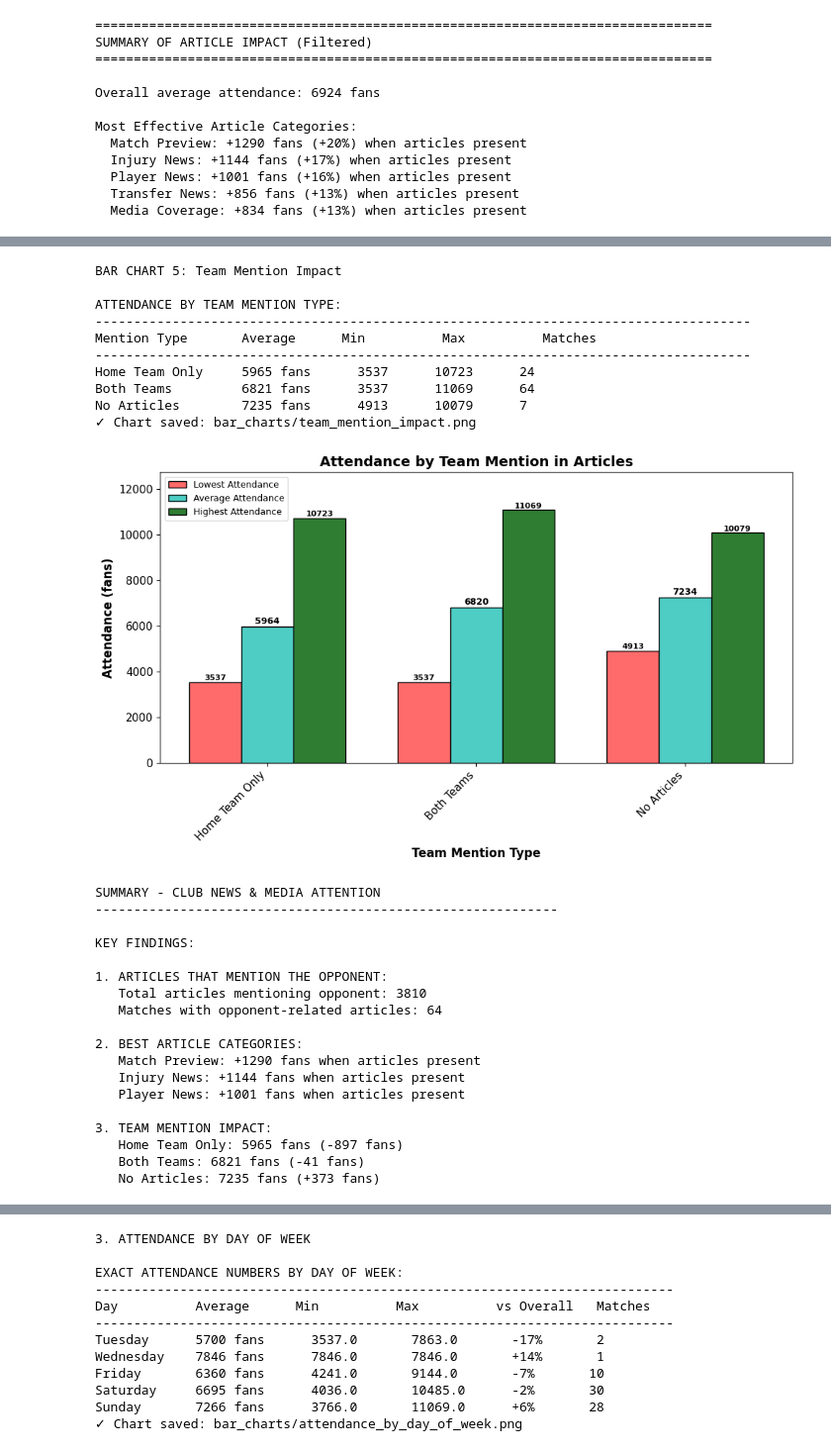
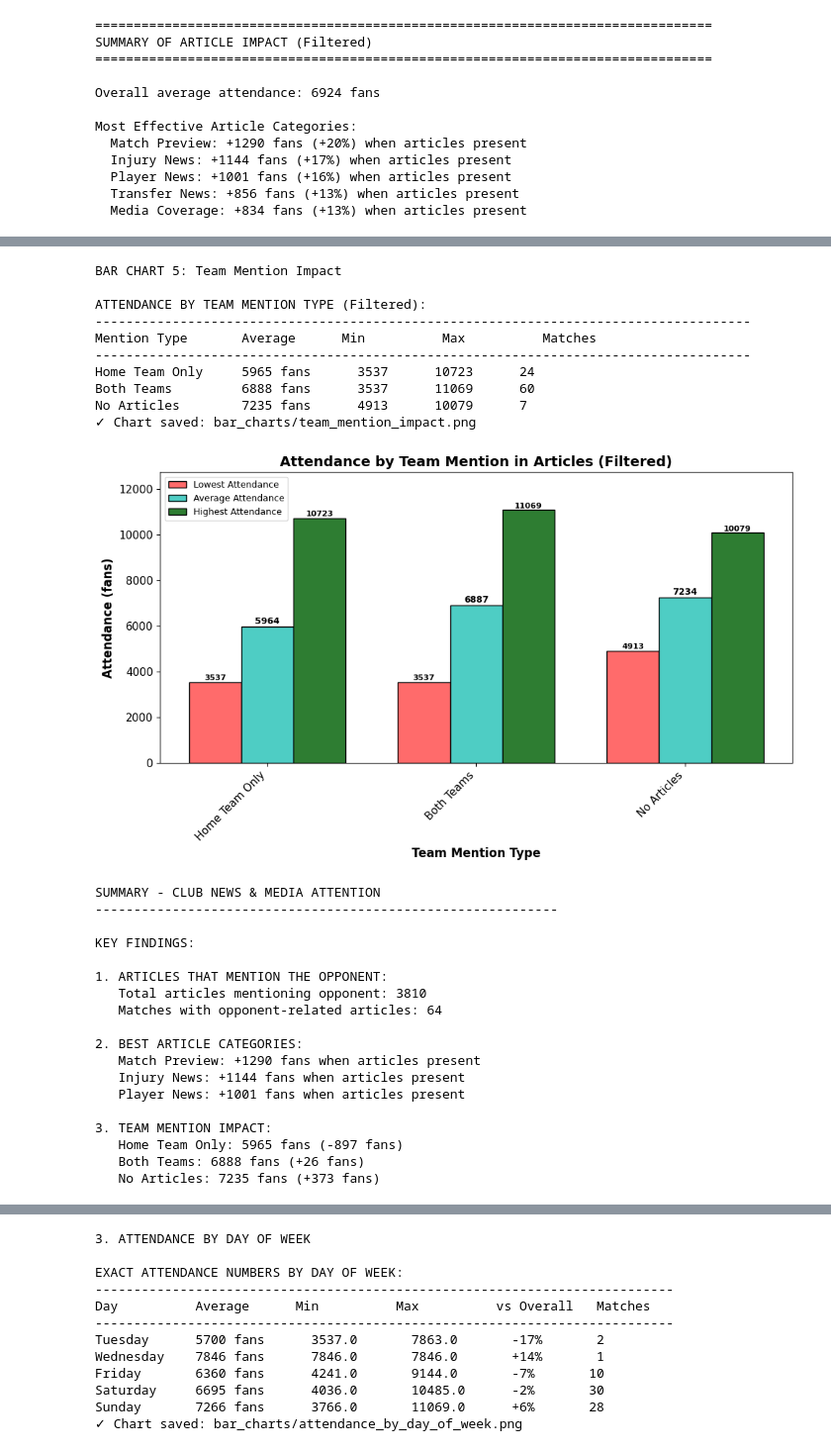
Before and after one commit to Nathan432532/UCLL-Project-Attendence, a Jupyter notebook: bar_charts.ipynb, the cells around one changed output, grey strips where cells are left out. Shown at 99% size. Drawn from its saved outputs; the diff is of its cells as text; code cells hidden in the pictures.

```diff
--- a/bar_charts.ipynb
+++ b/bar_charts.ipynb
@@ -727,7 +726,7 @@ else:
 # ---------------------------
 if 'tickets_sold_total' not in df_analysis.columns or 'seasonpass_holders' not in df_analysis.columns:
     try:
-        tickets_df = pd.read_csv('data/gold_match_tickets.csv', on_bad_lines='skip')
+        tickets_df = pd.read_csv('data/gold_match_ticket.csv', on_bad_lines='skip')
         tickets_df.columns = tickets_df.columns.str.strip()
         df_analysis = df_analysis.merge(
             tickets_df[['match_id', 'tickets_sold_total', 'seasonpass_holders']],
@@ -943,7 +942,7 @@ else:
 # ---------------------------
 if 'tickets_sold_total' not in df_analysis.columns:
     try:
-        tickets_df = pd.read_csv('data/gold_match_tickets.csv', on_bad_lines='skip')
+        tickets_df = pd.read_csv('data/gold_match_ticket.csv', on_bad_lines='skip')
         tickets_df.columns = tickets_df.columns.str.strip()
         df_analysis = df_analysis.merge(tickets_df[['match_id', 'tickets_sold_total', 'seasonpass_holders']],
                                         on='match_id', how='left')
@@ -1019,11 +1018,11 @@ if len(category_cols) > 0:
     ax.set_ylim(0, max_val * 1.15)
 
     for bar, val in zip(bars_with_sold, ticket_df['with_sold'].values):
-        ax.text(bar.get_x() + bar.get_width()/2, bar.get_height() + 30, f'{int(val)}', ha='center', va='bottom', fontsize=8, rotation=90)
+        ax.text(bar.get_x() + bar.get_width()/2, bar.get_height() + 80, f'{int(val)}', ha='center', va='bottom', fontsize=8, rotation=90)
     for bar, val in zip(bars_with_scanned, ticket_df['with_scanned'].values):
-        ax.text(bar.get_x() + bar.get_width()/2, bar.get_height() + 30, f'{int(val)}', ha='center', va='bottom', fontsize=8, rotation=90, fontweight='bold')
+        ax.text(bar.get_x() + bar.get_width()/2, bar.get_height() + 80, f'{int(val)}', ha='center', va='bottom', fontsize=8, rotation=90, fontweight='bold')
     for bar, val in zip(bars_without_sold, ticket_df['without_sold'].values):
-        ax.text(bar.get_x() + bar.get_width()/2, bar.get_height() + 30, f'{int(val)}', ha='center', va='bottom', fontsize=8, rotation=90)
+        ax.text(bar.get_x() + bar.get_width()/2, bar.get_height() + 80, f'{int(val)}', ha='center', va='bottom', fontsize=8, rotation=90)
     for bar, val in zip(bars_without_scanned, ticket_df['without_scanned'].values):
         ax.text(bar.get_x() + bar.get_width()/2, bar.get_height() + 80, f'{int(val)}', ha='center', va='bottom', fontsize=8, rotation=90)
 
@@ -1085,58 +1084,58 @@ No-Show Rate by Article Category:
 # BAR CHART 5: Team Mention Impact
 print("\nBAR CHART 5: Team Mention Impact")
 
-if len(df_with_articles) > 0:
+if len(df_analysis) > 0:
     # Calculate impact by mention type
     mention_impact = []
 
     # Home team mention only
-    home_mask = (df_with_articles['art_home_mention'] > 0) & (df_with_articles['art_opponent_only'] == 0)
+    home_mask = (df_analysis['art_home_mention'] > 0) & (df_analysis['art_opponent_only'] == 0)
     if home_mask.sum() > 0:
         mention_impact.append({
             'mention_type': 'Home Team Only',
-            'avg': df_with_articles[home_mask]['tickets_scanned'].mean(),
-            'min': df_with_articles[home_mask]['tickets_scanned'].min(),
-            'max': df_with_articles[home_mask]['tickets_scanned'].max(),
+            'avg': df_analysis[home_mask]['tickets_scanned'].mean(),
+            'min': df_analysis[home_mask]['tickets_scanned'].min(),
+            'max': df_analysis[home_mask]['tickets_scanned'].max(),
             'count': home_mask.sum()
         })
 
     # Opponent only
-    opp_mask = (df_with_articles['art_opponent_only'] > 0) & (df_with_articles['art_home_mention'] == 0)
+    opp_mask = (df_analysis['art_opponent_only'] > 0) & (df_analysis['art_home_mention'] == 0)
     if opp_mask.sum() > 0:
         mention_impact.append({
             'mention_type': 'Opponent Only',
-            'avg': df_with_articles[opp_mask]['tickets_scanned'].mean(),
-            'min': df_with_articles[opp_mask]['tickets_scanned'].min(),
-            'max': df_with_articles[opp_mask]['tickets_scanned'].max(),
+            'avg': df_analysis[opp_mask]['tickets_scanned'].mean(),
+            'min': df_analysis[opp_mask]['tickets_scanned'].min(),
+            'max': df_analysis[opp_mask]['tickets_scanned'].max(),
             'count': opp_mask.sum()
         })
 
     # Both teams
-    both_mask = df_with_articles['art_both_teams'] > 0
+    both_mask = df_analysis['art_both_teams'] > 0
     if both_mask.sum() > 0:
         mention_impact.append({
             'mention_type': 'Both Teams',
-            'avg': df_with_articles[both_mask]['tickets_scanned'].mean(),
-            'min': df_with_articles[both_mask]['tickets_scanned'].min(),
-            'max': df_with_articles[both_mask]['tickets_scanned'].max(),
+            'avg': df_analysis[both_mask]['tickets_scanned'].mean(),
+            'min': df_analysis[both_mask]['tickets_scanned'].min(),
+            'max': df_analysis[both_mask]['tickets_scanned'].max(),
             'count': both_mask.sum()
         })
 
     # No mention
-    no_mask = df_with_articles['art_total'] == 0
+    no_mask = df_analysis['art_total'] == 0
     if no_mask.sum() > 0:
         mention_impact.append({
             'mention_type': 'No Articles',
-            'avg': df_with_articles[no_mask]['tickets_scanned'].mean(),
-            'min': df_with_articles[no_mask]['tickets_scanned'].min(),
-            'max': df_with_articles[no_mask]['tickets_scanned'].max(),
+            'avg': df_analysis[no_mask]['tickets_scanned'].mean(),
+            'min': df_analysis[no_mask]['tickets_scanned'].min(),
+            'max': df_analysis[no_mask]['tickets_scanned'].max(),
             'count': no_mask.sum()
         })
 
     if len(mention_impact) > 0:
         mention_df = pd.DataFrame(mention_impact)
 
-        print("\nATTENDANCE BY TEAM MENTION TYPE:")
+        print("\nATTENDANCE BY TEAM MENTION TYPE (Filtered):")
         print("-" * 85)
         print(f"{'Mention Type':<18} {'Average':<12} {'Min':<12} {'Max':<12} {'Matches':<8}")
         print("-" * 85)
@@ -1160,7 +1159,7 @@ if len(df_with_articles) > 0:
 
         ax.set_ylabel('Attendance (fans)', fontsize=12, fontweight='bold')
         ax.set_xlabel('Team Mention Type', fontsize=12, fontweight='bold')
-        ax.set_title('Attendance by Team Mention in Articles', fontsize=14, fontweight='bold')
+        ax.set_title('Attendance by Team Mention in Articles (Filtered)', fontsize=14, fontweight='bold')
         ax.set_xticks(x)
         ax.set_xticklabels(mention_df['mention_type'], rotation=45, ha='right')
         ax.legend(loc='upper left', fontsize=9)
@@ -1171,36 +1170,36 @@ if len(df_with_articles) > 0:
         # Add average value labels on bars
         for bar, val in zip(bars_avg, avg_vals):
             ax.text(bar.get_x() + bar.get_width()/2, bar.get_height() + 30,
                     f'{int(val)}', ha='center', va='bottom', fontsize=9, fontweight='bold')
 
         # Add min and max value labels on bars
         for i, (bar_min, bar_max) in enumerate(zip(bars_min, bars_max)):
             if min_vals[i] > 0:
                 ax.text(bar_min.get_x() + bar_min.get_width()/2, bar_min.get_height() + 15,
                         f'{int(min_vals[i])}', ha='center', va='bottom', fontsize=8, fontweight='bold')
             if max_vals[i] > 0:
                 ax.text(bar_max.get_x() + bar_max.get_width()/2, bar_max.get_height() + 15,
                         f'{int(max_vals[i])}', ha='center', va='bottom', fontsize=8, fontweight='bold')
 
         plt.tight_layout()
         save_chart('team_mention_impact')
         plt.show()
     else:
         print("No mention type data to display")
 else:
     print("No data available for analysis")
 # %% [output]
 BAR CHART 5: Team Mention Impact
 
-ATTENDANCE BY TEAM MENTION TYPE:
+ATTENDANCE BY TEAM MENTION TYPE (Filtered):
 -------------------------------------------------------------------------------------
 Mention Type       Average      Min          Max          Matches
 -------------------------------------------------------------------------------------
 Home Team Only     5965 fans      3537      10723      24
-Both Teams         6821 fans      3537      11069      64
+Both Teams         6888 fans      3537      11069      60
 No Articles        7235 fans      4913      10079      7
 ✓ Chart saved: bar_charts/team_mention_impact.png
-[figure, old version]
+[figure, new version]
 # %%
 # SUMMARY - CLUB NEWS & MEDIA ATTENTION
 print("\nSUMMARY - CLUB NEWS & MEDIA ATTENTION")
@@ -1244,7 +1243,7 @@ KEY FINDINGS:
 
 3. TEAM MENTION IMPACT:
    Home Team Only: 5965 fans (-897 fans)
-   Both Teams: 6821 fans (-41 fans)
+   Both Teams: 6888 fans (+26 fans)
    No Articles: 7235 fans (+373 fans)
 # %%
 # ============================================================================
```
Also changed, not shown: parts of 6 cells of this notebook.
